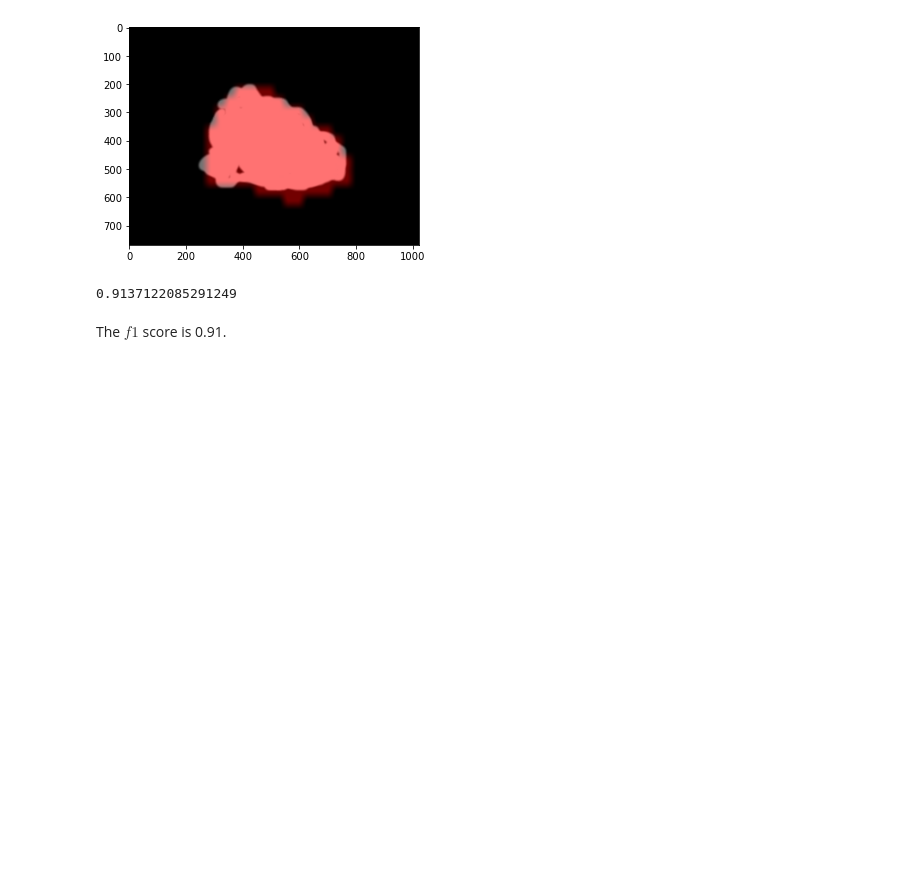
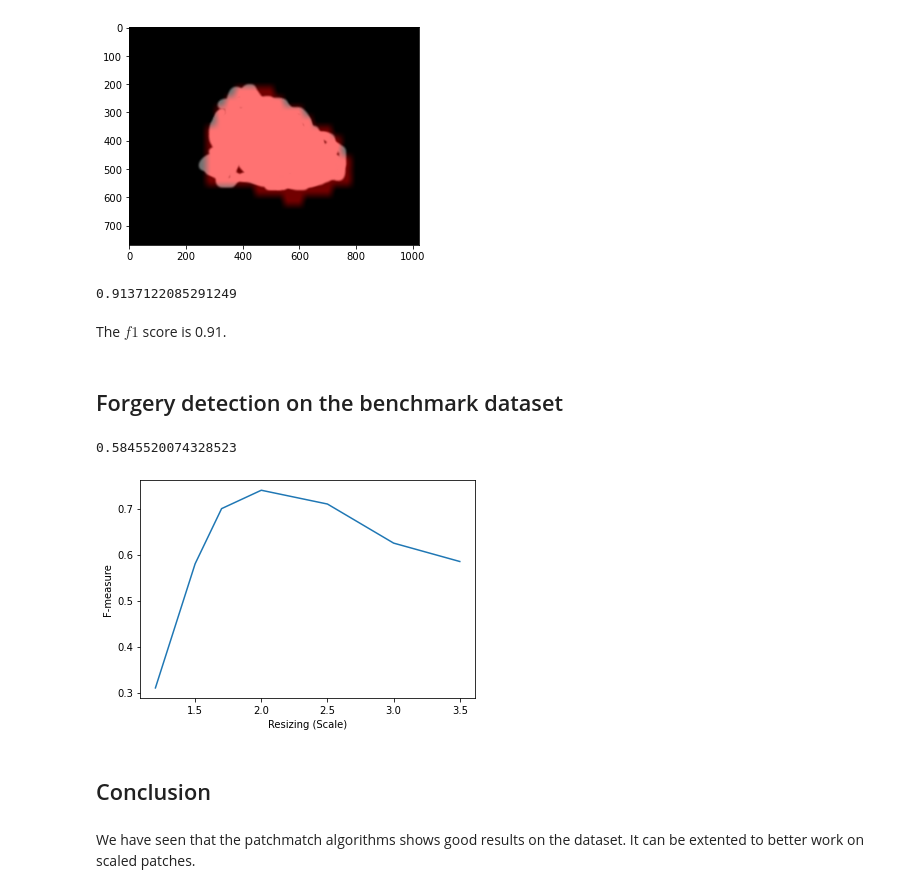
Before and after one commit to nissmar/ForgeryDetection, a Jupyter notebook: rendu_nissim.ipynb, the cells around one changed output. Saved outputs shown, nothing was run; the diff lists cells and outputs as text; code cells hidden in the pictures; blank space fills up the shorter version.

```diff
--- a/rendu_nissim.ipynb
+++ b/rendu_nissim.ipynb
@@ -174,3 +309,5 @@ Fmeasure(mask, out_m)
 0.9137122085291249
 # %% [markdown]
 The $f1$ score is 0.91.
+# %% [markdown]
+## Forgery detection on the benchmark dataset
@@ -176,0 +322,34 @@ The $f1$ score is 0.91.
+# %%
+
+fms=[]
+for k_im in tqdm(range(len(files)//2)):
+    im = load_tensor_img(alexis_image(k_im))
+    mask = np.array(Image.open(alexis_mask(k_im)))
+    Lm,Lv= M.image_variance_hist(im, e_per_bin=100000, f_var=0.005)
+    percent_wrong = compute_suspicious_pixels(M, im, 64, 1500, 0.3)
+
+    # Gaussian filtering
+    blured = gaussian_filter(percent_wrong, 1)
+    if blured.max()>0.1:
+        out_m = blured>blured.max()*0.5
+    else:
+        out_m = np.zeros_like(blured)
+
+    fms.append(Fmeasure(mask,out_m))
+sum(fms)/len(fms)
+# %% [output]
+0.5845520074328523
+# %%
+scales = [1.2, 1.5, 1.7, 2, 2.5, 3, 3.5]
+fmb=[0.31, 0.58, 0.70, 0.74, 0.71, 0.625, 0.585]
+
+plt.plot(scales, fmb)
+plt.xlabel('Resizing (Scale)')
+plt.ylabel('F-measure')
+plt.show()
+# %% [output]
+[figure, added]
+# %% [markdown]
+## Conclusion
+# %% [markdown]
+We have seen that the patchmatch algorithms shows good results on the dataset. It can be extented to better work on scaled patches.
```
Also changed, not shown: parts of 20 cells of this notebook, 2 other files.
